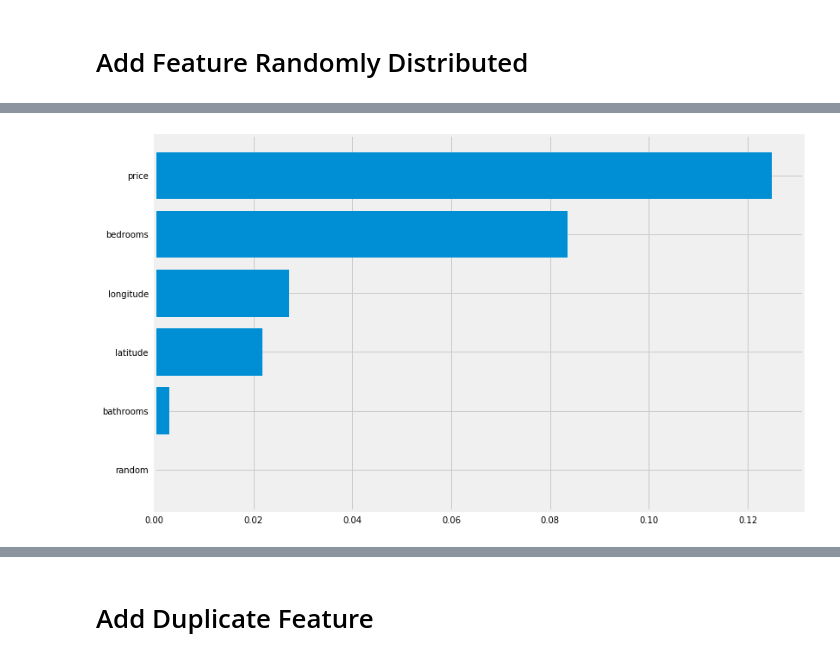
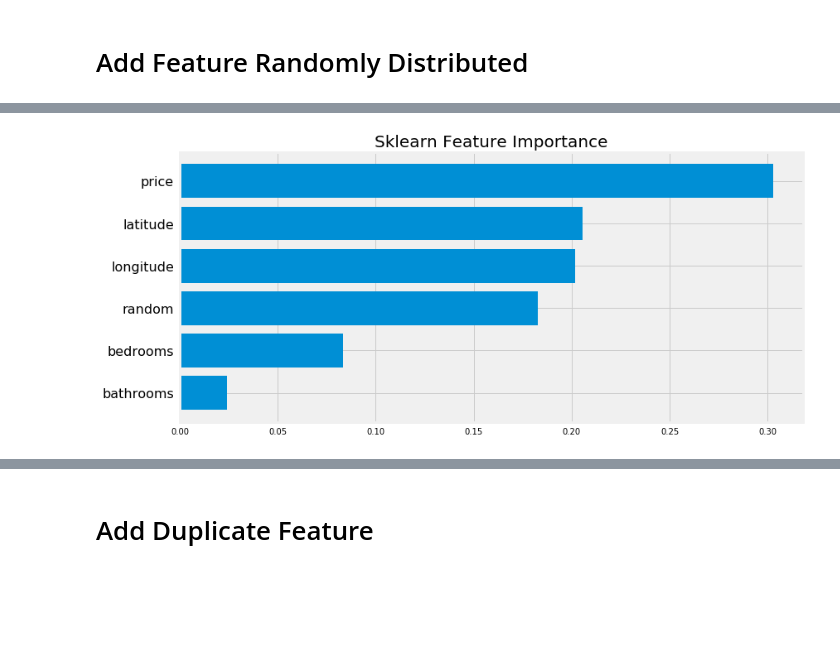
Before and after one commit to ImadDabbura/ml-zoo, a Jupyter notebook: notebooks/Feature Importances.ipynb, the cells around one changed output, grey strips where cells are left out. Saved outputs shown, nothing was run; the diff lists cells and outputs as text; code cells hidden in the pictures; blank space fills up the shorter version.

```diff
--- a/notebooks/Feature Importances.ipynb
+++ b/notebooks/Feature Importances.ipynb
@@ -90,14 +76,4 @@ plt.title("Drop Column Feature Importance");
 # Add Feature Randomly Distributed
 # %%
 # Add random column to X_train
-random = np.random.random(len(y_train)).reshape(-1, 1)
-X_train = np.concatenate([X_train, random], axis=1)
-features = list(features) + ['random']
+X_train['random'] = np.random.random(len(y_train))
-# %%
-# Fit rf classifier using new df with random column
-rf_clf = RandomForestClassifier(n_estimators=100,
-                                min_samples_leaf=5,
-                                oob_score=True,
-                                n_jobs=-1)
-rf_clf.fit(X_train, y_train)
-perm_imp = permutation_importances(rf_clf, X_train, y_train, oob_accuracy)
@@ -114,14 +80,5 @@ plt.title("Permutation Feature Importance");
-# %%
-# Fit rf classifier using new df with random column
-rf_clf = RandomForestClassifier(n_estimators=100,
-                                min_samples_leaf=5,
-                                oob_score=True,
-                                n_jobs=-1)
-drop_col_imp = drop_column_importances(rf_clf, X_train, y_train)
-
-idxs = np.argsort(perm_imp)
-plt.figure(figsize=(12, 8))
-plt.barh(range(6), perm_imp[idxs])
-plt.yticks(range(6), np.array(features)[idxs]);
-# %% [output]
-[figure, removed]
+# %%
+plot_feature_imp_v1(rf_clf, X_train, y_train, X_train.columns,
+                    mode='sklearn', title='Sklearn Feature Importance')
+# %% [output]
+[figure, added]
```
Also changed, not shown: parts of 20 cells of this notebook.
